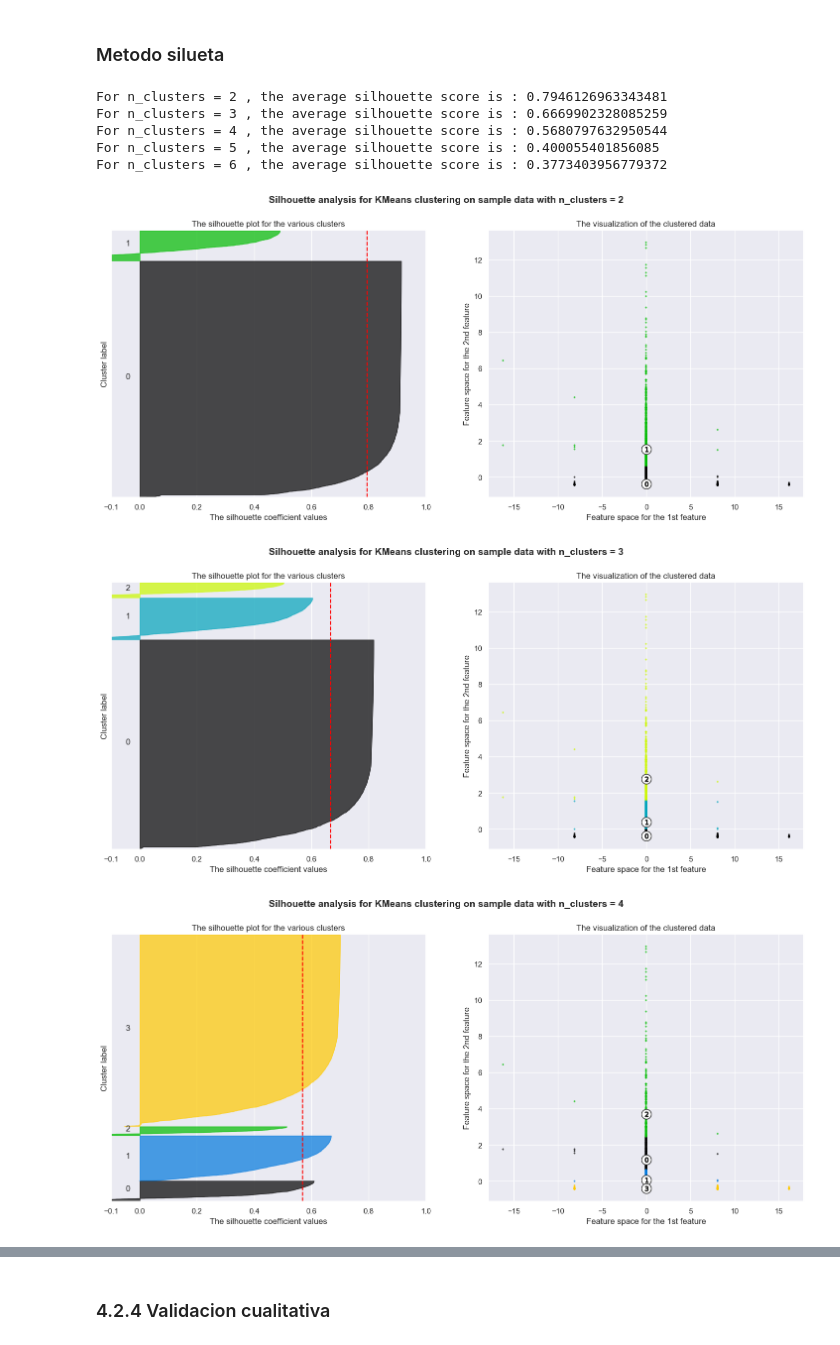
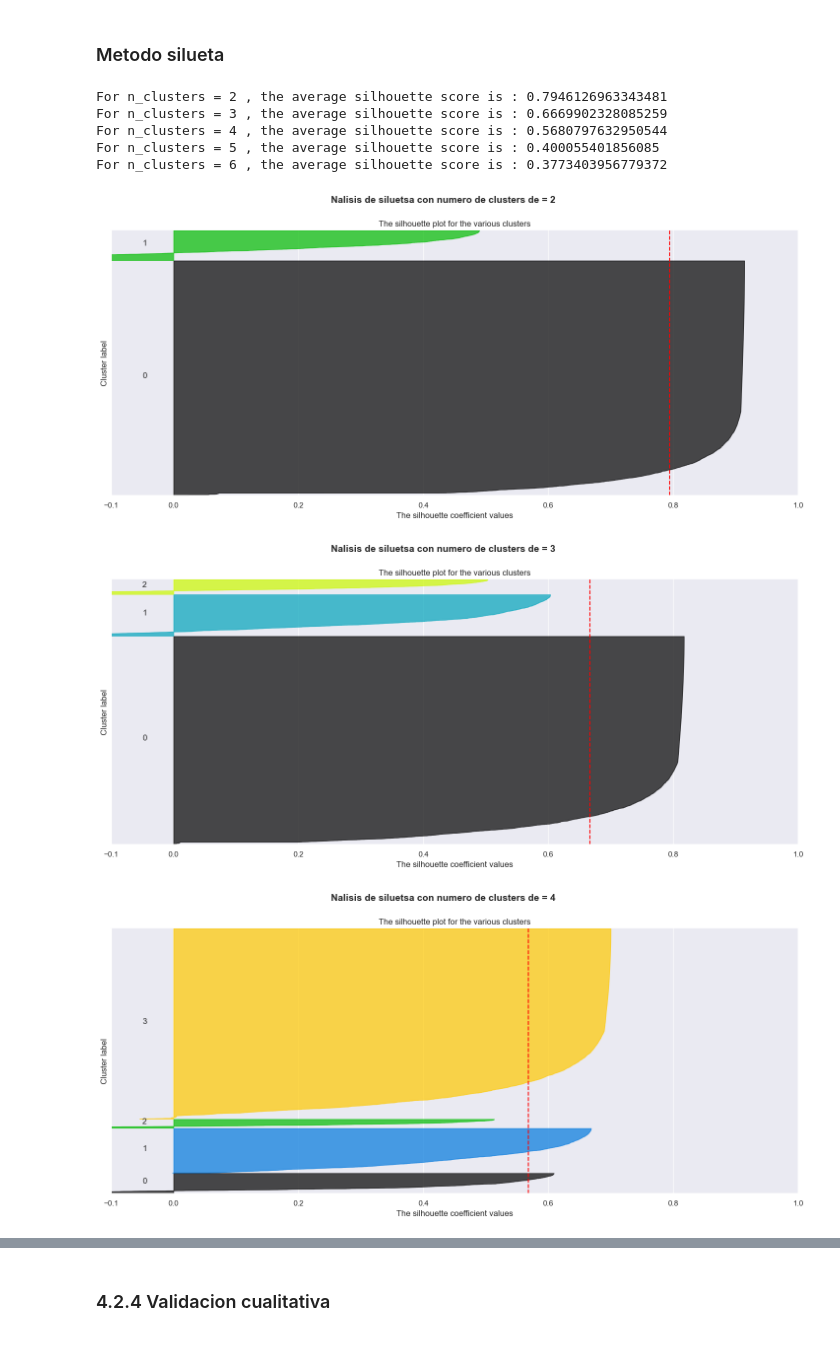
Before and after one commit to jf-garciam1/Lab-BI, a Jupyter notebook: Lab1.ipynb, the cells around one changed output, grey strips where cells are left out. Cells and saved outputs as stored; diff of their text form; code cells hidden in the pictures.

```diff
--- a/Lab1.ipynb
+++ b/Lab1.ipynb
@@ -1191,7 +1191,7 @@ def plot_silhouette(X, n_clusters, random_state = 0):
         # Se calcula el coeficiente de silueta para cada instancia
         sample_silhouette_values = silhouette_samples(X, preds_)
 
-        fig, (ax1, ax2) = plt.subplots(1, 2)
+        fig, (ax1) = plt.subplots(1, 1)
         fig.set_size_inches(18, 7)
 
         ax1.set_xlim([-0.1, 1])
@@ -1206,43 +1206,34 @@ def plot_silhouette(X, n_clusters, random_state = 0):
             y_upper = y_lower + size_cluster_i
 
             color = cm.nipy_spectral(float(i) / n)
             ax1.fill_betweenx(np.arange(y_lower, y_upper), 0, ith_cluster_silhouette_values, facecolor = color, edgecolor = color, alpha = 0.7)
             ax1.text(-0.05, y_lower + 0.5 * size_cluster_i, str(i))
 
             y_lower = y_upper + 10
 
         ax1.set_title('The silhouette plot for the various clusters')
         ax1.set_xlabel('The silhouette coefficient values')
         ax1.set_ylabel('Cluster label')
         ax1.axvline(x=silhouette_avg, color = 'red', linestyle = '--')
         ax1.set_yticks([])
         ax1.set_xticks([-0.1, 0, 0.2, 0.4, 0.6, 0.8, 1])
 
         colors = cm.nipy_spectral(preds_.astype(float) / n)
-        ax2.scatter(X[:, 0], X[:, 1], marker = '.', s = 30, lw = 0, alpha = 0.7, c = colors, edgecolor = 'k')
 
         centers = kmedoids_.cluster_centers_
-        ax2.scatter(centers[:, 0], centers[:, 1], marker = 'o', c = 'white', alpha = 1, s = 200, edgecolor = 'k')
 
-        for i, c in enumerate(centers):
-            ax2.scatter(c[0], c[1], marker = '$%d$' % i, alpha = 1, s = 50, edgecolor = 'k')
-
-        ax2.set_title('The visualization of the clustered data')
-        ax2.set_xlabel('Feature space for the 1st feature')
-        ax2.set_ylabel('Feature space for the 2nd feature')
-
-        plt.suptitle('Silhouette analysis for KMeans clustering on sample data with n_clusters = %d' % n, fontsize = 14, fontweight = 'bold')
+        plt.suptitle('Nalisis de siluetsa con numero de clusters de   = %d' % n, fontsize = 14, fontweight = 'bold')
 
     plt.show()
 
 
 plot_silhouette(X, n_clusters, random_state = 2)
 # %% [output]
 For n_clusters = 2 , the average silhouette score is : 0.7946126963343481
 For n_clusters = 3 , the average silhouette score is : 0.6669902328085259
 For n_clusters = 4 , the average silhouette score is : 0.5680797632950544
 For n_clusters = 5 , the average silhouette score is : 0.400055401856085
 For n_clusters = 6 , the average silhouette score is : 0.3773403956779372
-[figure, old version]
+[figure, new version]
-[figure, old version]
+[figure, new version]
-[figure, old version]
+[figure, new version]
```
Also changed, not shown: parts of 2 cells of this notebook.
